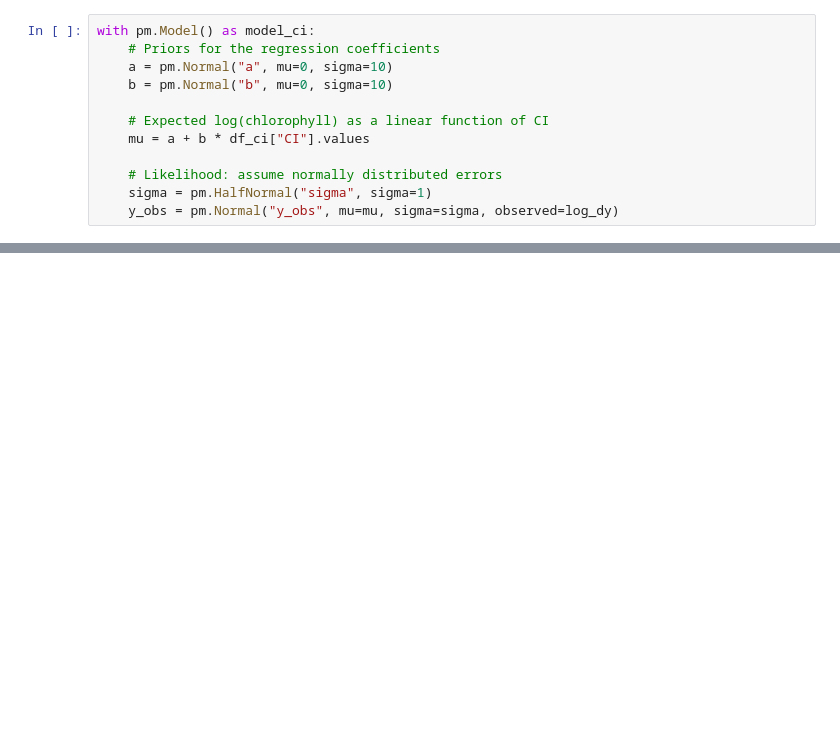
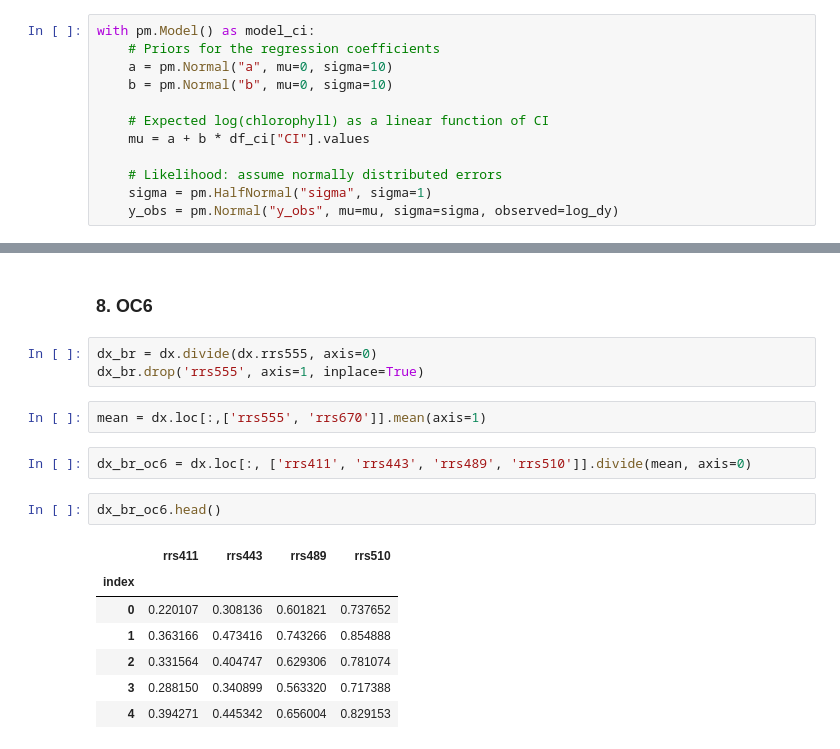
Before and after one commit to erdemkarakoylu/bayesian_chl, a Jupyter notebook: 01_bart.ipynb, the cells around one changed output, grey strips where cells are left out. Drawn from its saved outputs; the diff is of its cells as text; blank space fills up the shorter version.

```diff
--- a/01_bart.ipynb
+++ b/01_bart.ipynb
@@ -563,0 +742,19 @@ with model_ci:
+# %% [markdown]
+### 8. OC6
+# %%
+dx_br = dx.divide(dx.rrs555, axis=0)
+dx_br.drop('rrs555', axis=1, inplace=True)
+# %%
+mean = dx.loc[:,['rrs555', 'rrs670']].mean(axis=1)
+# %%
+dx_br_oc6 = dx.loc[:, ['rrs411', 'rrs443', 'rrs489', 'rrs510']].divide(mean, axis=0)
+# %%
+dx_br_oc6.head()
+# %% [output]
+|  | rrs411 | rrs443 | rrs489 | rrs510 |
+| index |  |  |  |  |
+| 0 | 0.220107 | 0.308136 | 0.601821 | 0.737652 |
+| 1 | 0.363166 | 0.473416 | 0.743266 | 0.854888 |
+| 2 | 0.331564 | 0.404747 | 0.629306 | 0.781074 |
+| 3 | 0.288150 | 0.340899 | 0.563320 | 0.717388 |
+| 4 | 0.394271 | 0.445342 | 0.656004 | 0.829153 |
```
Also changed, not shown: parts of 31 cells of this notebook, 26 other files.
